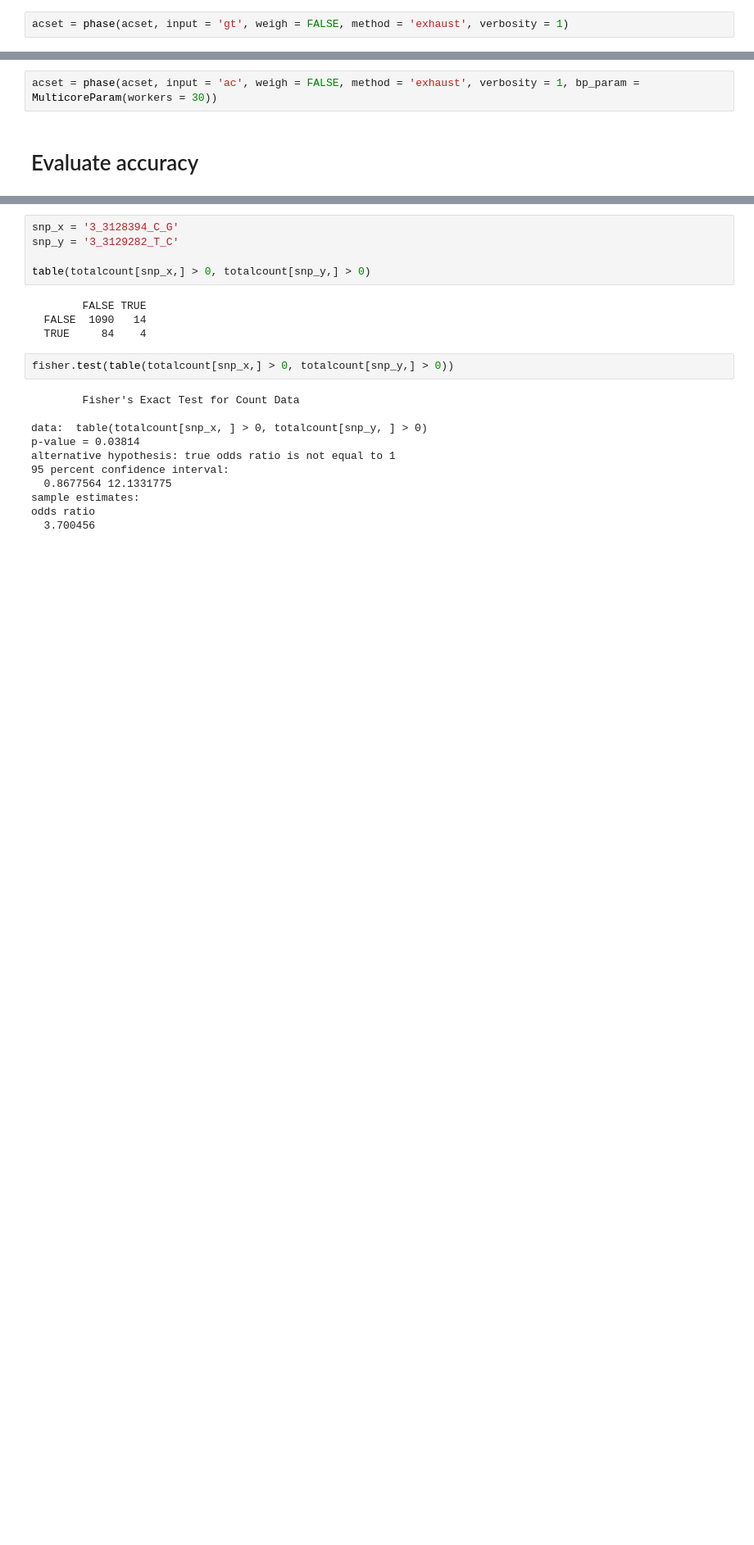
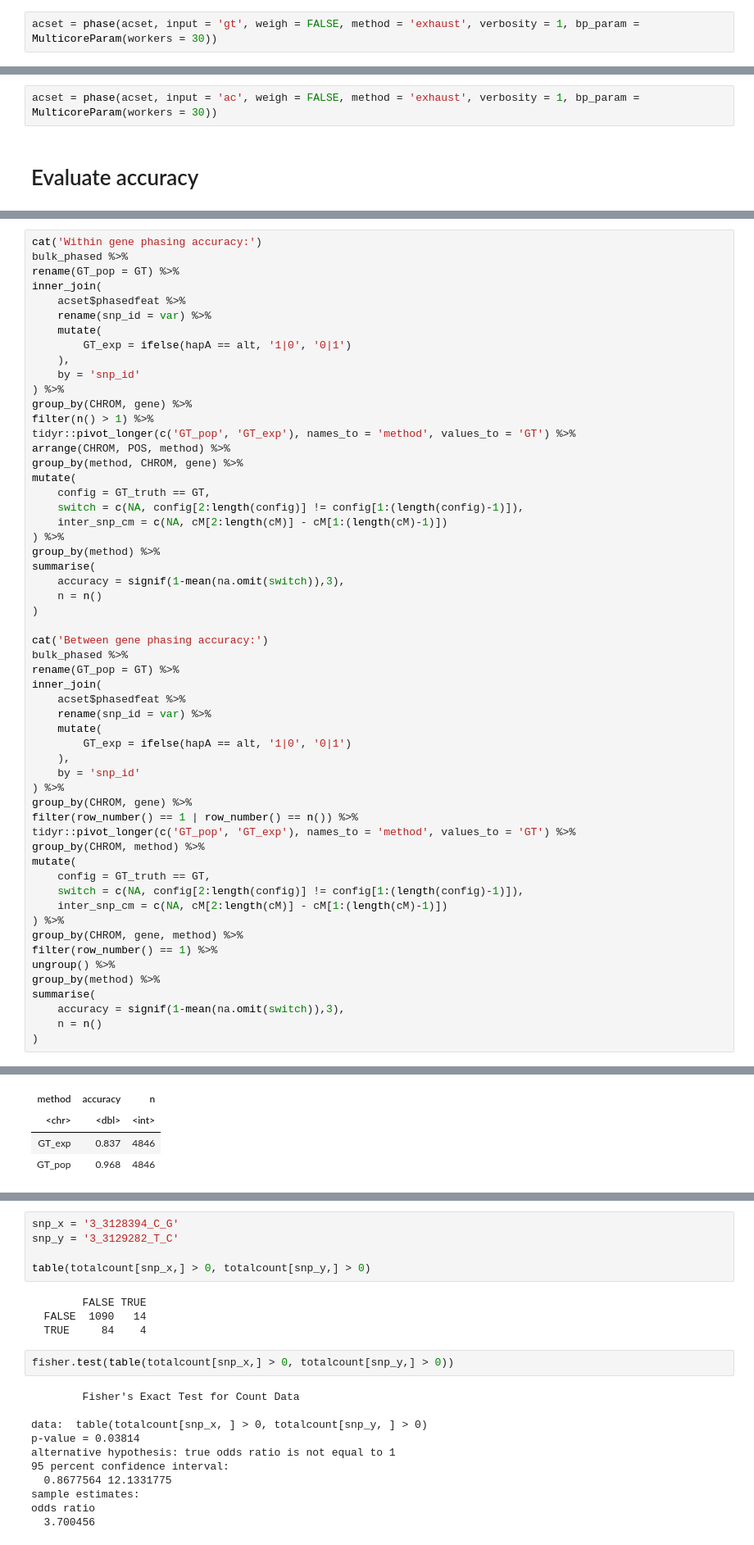
Before and after one commit to kharchenkolab/NumbatAnalysis, a Jupyter notebook: notebooks/expression_phasing.ipynb, the cells around one changed output, grey strips where cells are left out. Shown at 82% size. Drawn from its saved outputs; the diff is of its cells as text; blank space fills up the shorter version.

```diff
--- a/notebooks/expression_phasing.ipynb
+++ b/notebooks/expression_phasing.ipynb
@@ -62,4 +37,4 @@ acset = new_acset(featdata, refcount, altcount, phenodata)
 acset = filter_feat_nminvar(acset, 2)
 acset = call_gt(acset, min_acount = 1, fc = 3)
 # %%
-acset = phase(acset, input = 'gt', weigh = FALSE, method = 'exhaust', verbosity = 1)
+acset = phase(acset, input = 'gt', weigh = FALSE, method = 'exhaust', verbosity = 1, bp_param = MulticoreParam(workers = 30))
@@ -80,0 +68,57 @@ mutate(haplo_exp = ifelse(hapA == alt, 'A', 'B')) %>%
+# %%
+cat('Within gene phasing accuracy:')
+bulk_phased %>%
+rename(GT_pop = GT) %>%
+inner_join(
+    acset$phasedfeat %>%
+    rename(snp_id = var) %>%
+    mutate(
+        GT_exp = ifelse(hapA == alt, '1|0', '0|1')
+    ),
+    by = 'snp_id'
+) %>%
+group_by(CHROM, gene) %>%
+filter(n() > 1) %>%
+tidyr::pivot_longer(c('GT_pop', 'GT_exp'), names_to = 'method', values_to = 'GT') %>%
+arrange(CHROM, POS, method) %>%
+group_by(method, CHROM, gene) %>%
+mutate(
+    config = GT_truth == GT,
+    switch = c(NA, config[2:length(config)] != config[1:(length(config)-1)]),
+    inter_snp_cm = c(NA, cM[2:length(cM)] - cM[1:(length(cM)-1)])
+) %>%
+group_by(method) %>%
+summarise(
+    accuracy = signif(1-mean(na.omit(switch)),3),
+    n = n()
+)
+
+cat('Between gene phasing accuracy:')
+bulk_phased %>%
+rename(GT_pop = GT) %>%
+inner_join(
+    acset$phasedfeat %>%
+    rename(snp_id = var) %>%
+    mutate(
+        GT_exp = ifelse(hapA == alt, '1|0', '0|1')
+    ),
+    by = 'snp_id'
+) %>%
+group_by(CHROM, gene) %>%
+filter(row_number() == 1 | row_number() == n()) %>%
+tidyr::pivot_longer(c('GT_pop', 'GT_exp'), names_to = 'method', values_to = 'GT') %>%
+group_by(CHROM, method) %>%
+mutate(
+    config = GT_truth == GT,
+    switch = c(NA, config[2:length(config)] != config[1:(length(config)-1)]),
+    inter_snp_cm = c(NA, cM[2:length(cM)] - cM[1:(length(cM)-1)])
+) %>%
+group_by(CHROM, gene, method) %>%
+filter(row_number() == 1) %>%
+ungroup() %>%
+group_by(method) %>%
+summarise(
+    accuracy = signif(1-mean(na.omit(switch)),3),
+    n = n()
+)
+# %% [output]
@@ -80,0 +127,4 @@ mutate(haplo_exp = ifelse(hapA == alt, 'A', 'B')) %>%
+| method | accuracy | n |
+| <chr> | <dbl> | <int> |
+| GT_exp | 0.837 | 4846 |
+| GT_pop | 0.968 | 4846 |
```
Also changed, not shown: parts of 11 cells of this notebook, 10 other files.
